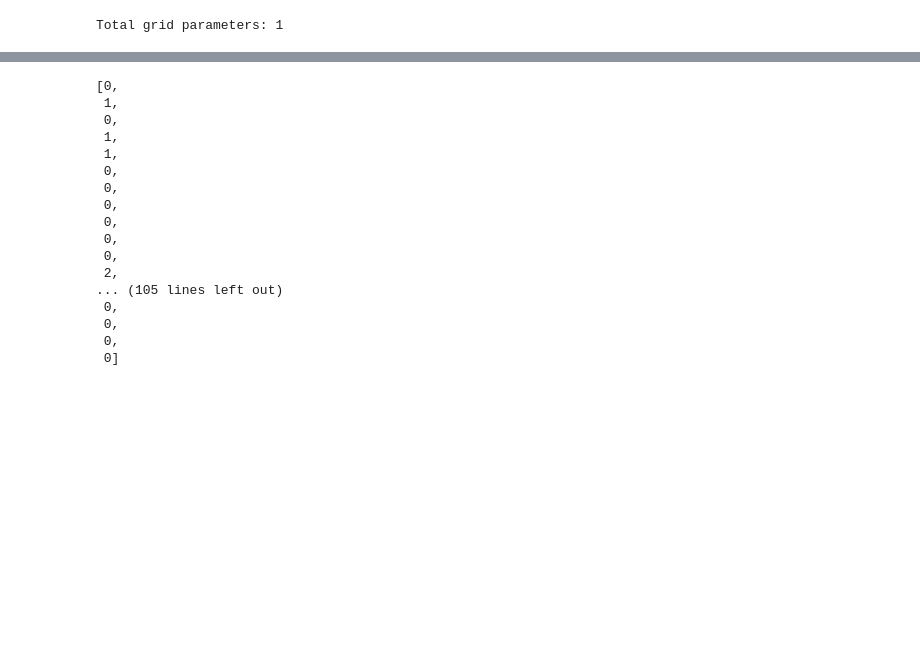
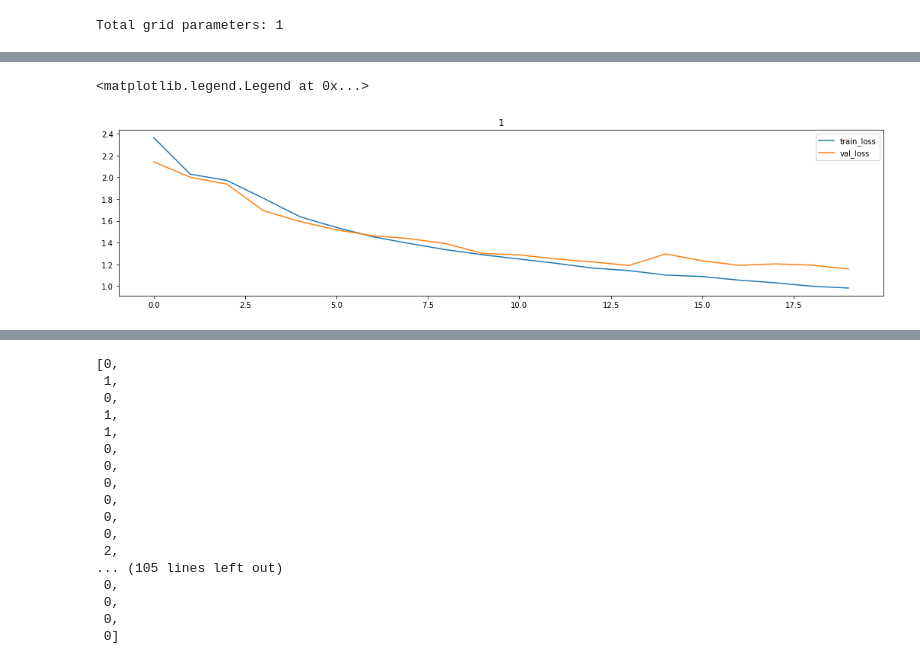
Before and after one commit to Ghifarahadian/concurrent-activity-recognition, a Jupyter notebook: modeling.ipynb, the cells around one changed output, grey strips where cells are left out. Drawn from its saved outputs; the diff is of its cells as text; code cells hidden in the pictures; blank space fills up the shorter version.

```diff
--- a/modeling.ipynb
+++ b/modeling.ipynb
@@ -164,7 +164,7 @@ print("Total grid parameters: " + str(len(grids)))
 Total grid parameters: 1
 # %%
 # training hyperparameter
-num_epochs = 10
+num_epochs = 20
 batch_size = 1
 
 class CNN_LSTM(nn.Module):
@@ -271,7 +271,7 @@ for grid in grids:
     elif USE_MODEL == "CNN_Custom":
         model = CNN_Custom().to(device)
     loss_function = nn.CrossEntropyLoss()
-    optimizer = torch.optim.SGD(model.parameters(), lr=0.01)
+    optimizer = torch.optim.SGD(model.parameters(), lr=0.002)
     train_step = make_train_step(model, loss_function, optimizer)
 
     data_train_files = glob.glob(DATASET_DIR + "/train/*.csv")
@@ -299,33 +299,35 @@ for grid in grids:
 
             val_losses_temp = []
             for data, labels in dataloader_val:
                 model.eval()
                 data, labels = data.to(device), labels.to(device)
 
                 label1 = torch.reshape(labels[:, LABEL_INDEX:LABEL_INDEX+1].long(), (-1,))
 
                 output1 = model(data)
 
                 val_loss = loss_function(output1, label1)
                 val_losses_temp.append(val_loss.item())
 
             val_losses.append(np.mean(val_losses_temp))
 
     models.append(model)
 
     try:
         axs[i].plot(range(0, num_epochs), train_losses, label="train_loss")
         axs[i].plot(range(0, num_epochs), val_losses, label="val_loss")
         axs[i].set_title(grid)
     except:
         axs.plot(range(0, num_epochs), train_losses, label="train_loss")
         axs.plot(range(0, num_epochs), val_losses, label="val_loss")
         axs.set_title(grid)
     i += 1
 
 plt.legend()
 # %% [output]
 [interactive output not drawn]
+<matplotlib.legend.Legend at 0x...>
+[figure, added]
 # %%
 val_losses
 # %% [output]
```
Also changed, not shown: parts of 2 cells of this notebook.
